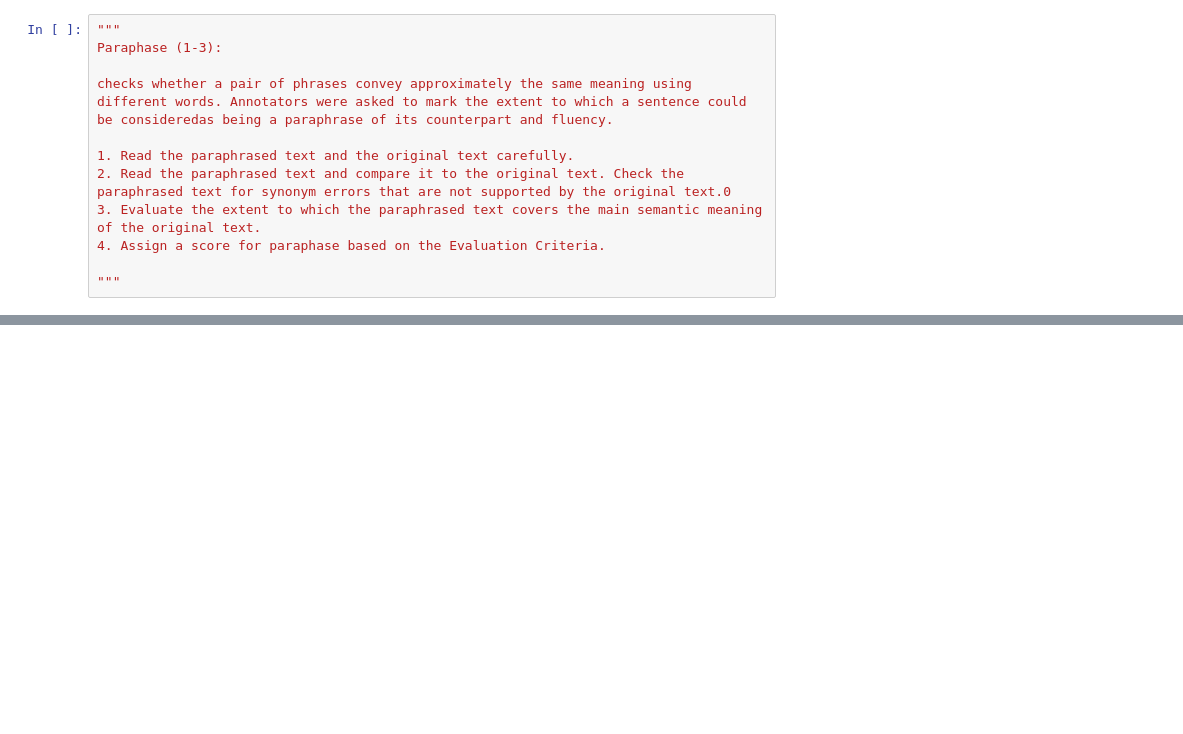
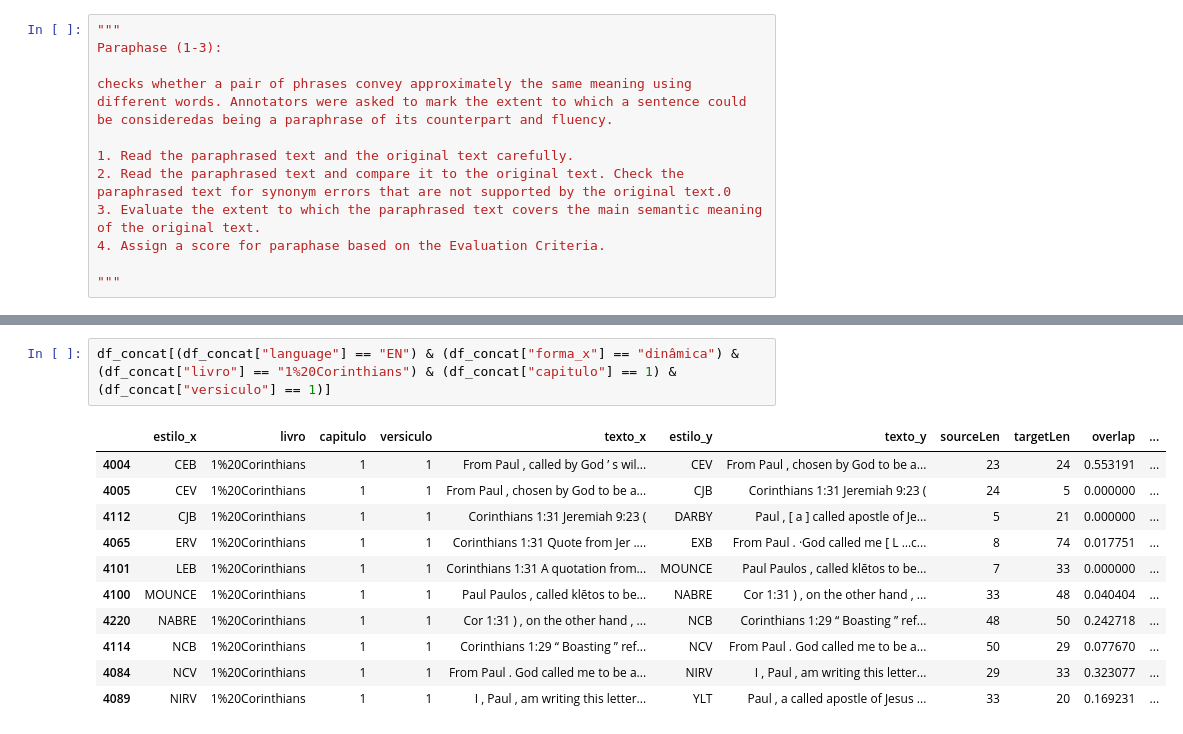
Before and after one commit to pablocosta/X-bible, a Jupyter notebook: statsGeral.IPYNB, the cells around one changed output, grey strips where cells are left out. Drawn from its saved outputs; the diff is of its cells as text; blank space fills up the shorter version.

```diff
--- a/statsGeral.IPYNB
+++ b/statsGeral.IPYNB
@@ -421,0 +2232,14 @@ Name: texto_y, dtype: object
+# %%
+df_concat[(df_concat["language"] == "EN") & (df_concat["forma_x"] == "dinâmica") & (df_concat["livro"] == "1%20Corinthians") & (df_concat["capitulo"] == 1) & (df_concat["versiculo"] == 1)]
+# %% [output]
+|  | estilo_x | livro | capitulo | versiculo | texto_x | estilo_y | texto_y | sourceLen | targetLen | overlap | ... |
+| 4004 | CEB | 1%20Corinthians | 1 | 1 | From Paul , called by God ’ s wil... | CEV | From Paul , chosen by God to be a... | 23 | 24 | 0.553191 | ... |
+| 4005 | CEV | 1%20Corinthians | 1 | 1 | From Paul , chosen by God to be a... | CJB | Corinthians 1:31 Jeremiah 9:23 ( | 24 | 5 | 0.000000 | ... |
+| 4112 | CJB | 1%20Corinthians | 1 | 1 | Corinthians 1:31 Jeremiah 9:23 ( | DARBY | Paul , [ a ] called apostle of Je... | 5 | 21 | 0.000000 | ... |
+| 4065 | ERV | 1%20Corinthians | 1 | 1 | Corinthians 1:31 Quote from Jer .... | EXB | From Paul . ·God called me [ L …c... | 8 | 74 | 0.017751 | ... |
+| 4101 | LEB | 1%20Corinthians | 1 | 1 | Corinthians 1:31 A quotation from... | MOUNCE | Paul Paulos , called klētos to be... | 7 | 33 | 0.000000 | ... |
+| 4100 | MOUNCE | 1%20Corinthians | 1 | 1 | Paul Paulos , called klētos to be... | NABRE | Cor 1:31 ) , on the other hand , ... | 33 | 48 | 0.040404 | ... |
+| 4220 | NABRE | 1%20Corinthians | 1 | 1 | Cor 1:31 ) , on the other hand , ... | NCB | Corinthians 1:29 “ Boasting ” ref... | 48 | 50 | 0.242718 | ... |
+| 4114 | NCB | 1%20Corinthians | 1 | 1 | Corinthians 1:29 “ Boasting ” ref... | NCV | From Paul . God called me to be a... | 50 | 29 | 0.077670 | ... |
+| 4084 | NCV | 1%20Corinthians | 1 | 1 | From Paul . God called me to be a... | NIRV | I , Paul , am writing this letter... | 29 | 33 | 0.323077 | ... |
+| 4089 | NIRV | 1%20Corinthians | 1 | 1 | I , Paul , am writing this letter... | YLT | Paul , a called apostle of Jesus ... | 33 | 20 | 0.169231 | ... |
```
Also changed, not shown: parts of 70 cells of this notebook, 7 other files.
